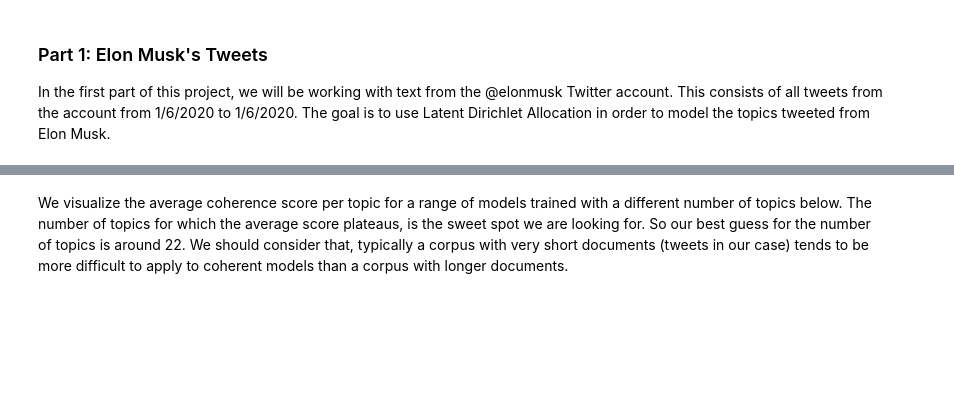
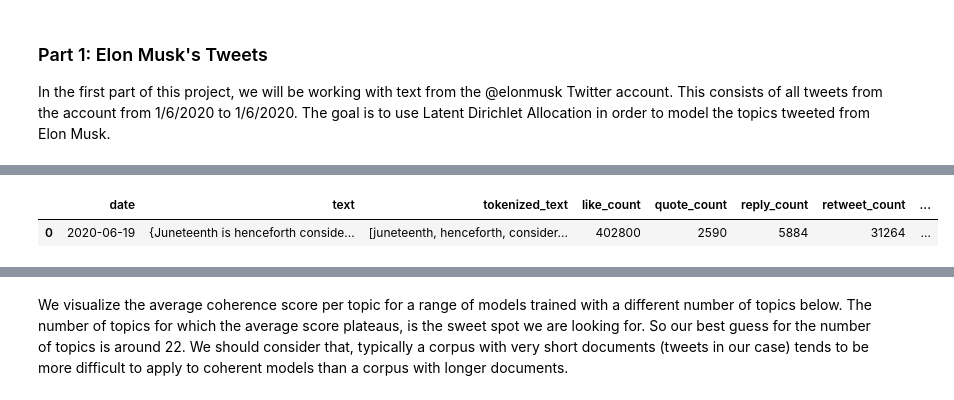
Before and after one commit to angkohtenko/twitter_vs_stocks, a Jupyter notebook: LDA.ipynb, the cells around one changed output, grey strips where cells are left out. Saved outputs shown, nothing was run; the diff lists cells and outputs as text; code cells hidden in the pictures; blank space fills up the shorter version.

```diff
--- a/LDA.ipynb
+++ b/LDA.ipynb
@@ -103,0 +79,3 @@ for nb_topics in range(1,36):
+# %%
+en_stop_words = set(stopwords.words('english'))
+list(en_stop_words)[:10]
@@ -103,0 +93,2 @@ for nb_topics in range(1,36):
+# %%
+df_tweets.preprocessed_text = df_tweets.preprocessed_text.apply(lambda row: ' '.join([word for word in row.split() if word not in (en_stop_words)]))
@@ -103,0 +97,7 @@ for nb_topics in range(1,36):
+# %%
+df_tweets['tokenized_text'] = df_tweets.preprocessed_text.apply(lambda row: tokenizer.tokenize(row))
+# %%
+df_tweets.head(1)
+# %% [output]
+|  | date | text | tokenized_text | like_count | quote_count | reply_count | retweet_count | ... |
+| 0 | 2020-06-19 | {Juneteenth is henceforth conside... | [juneteenth, henceforth, consider... | 402800 | 2590 | 5884 | 31264 | ... |
```
Also changed, not shown: parts of 30 cells of this notebook.
